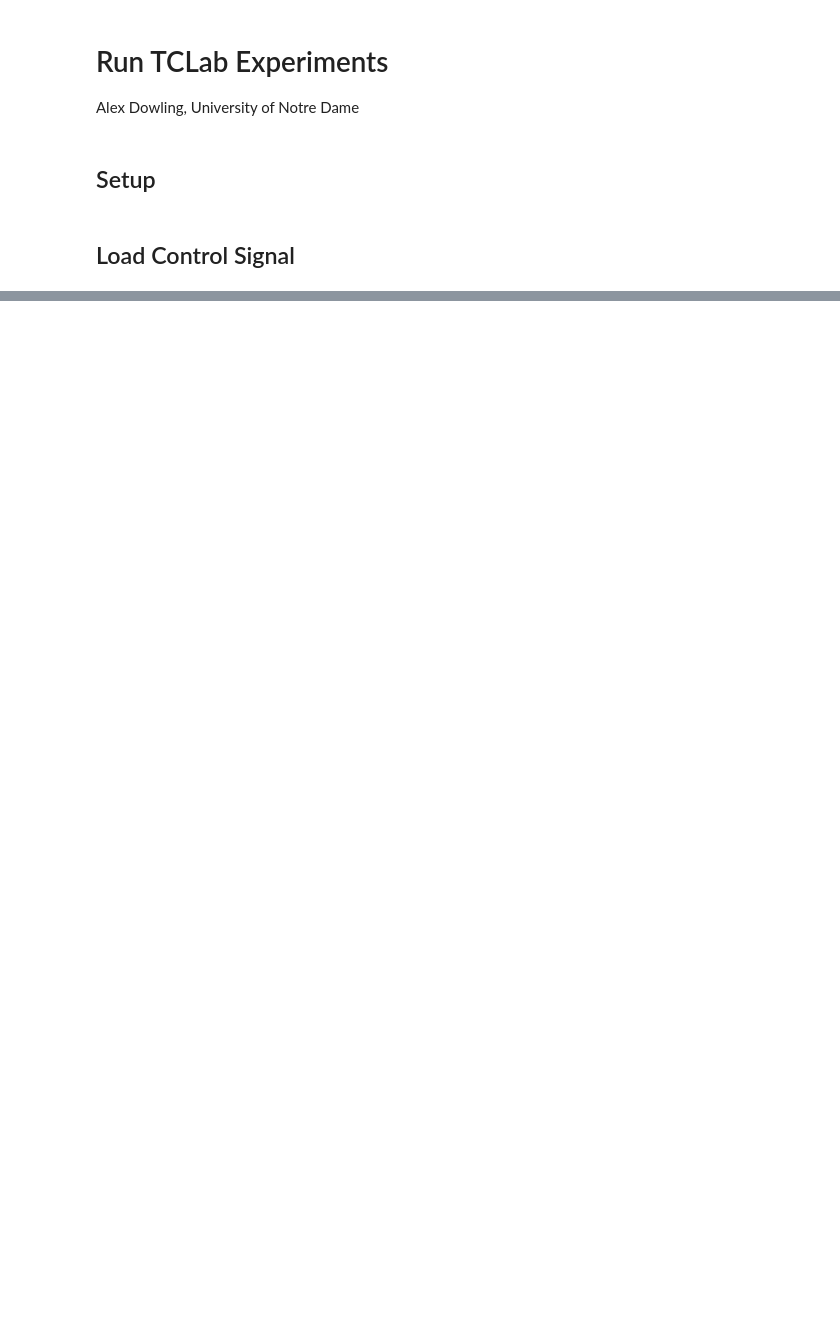
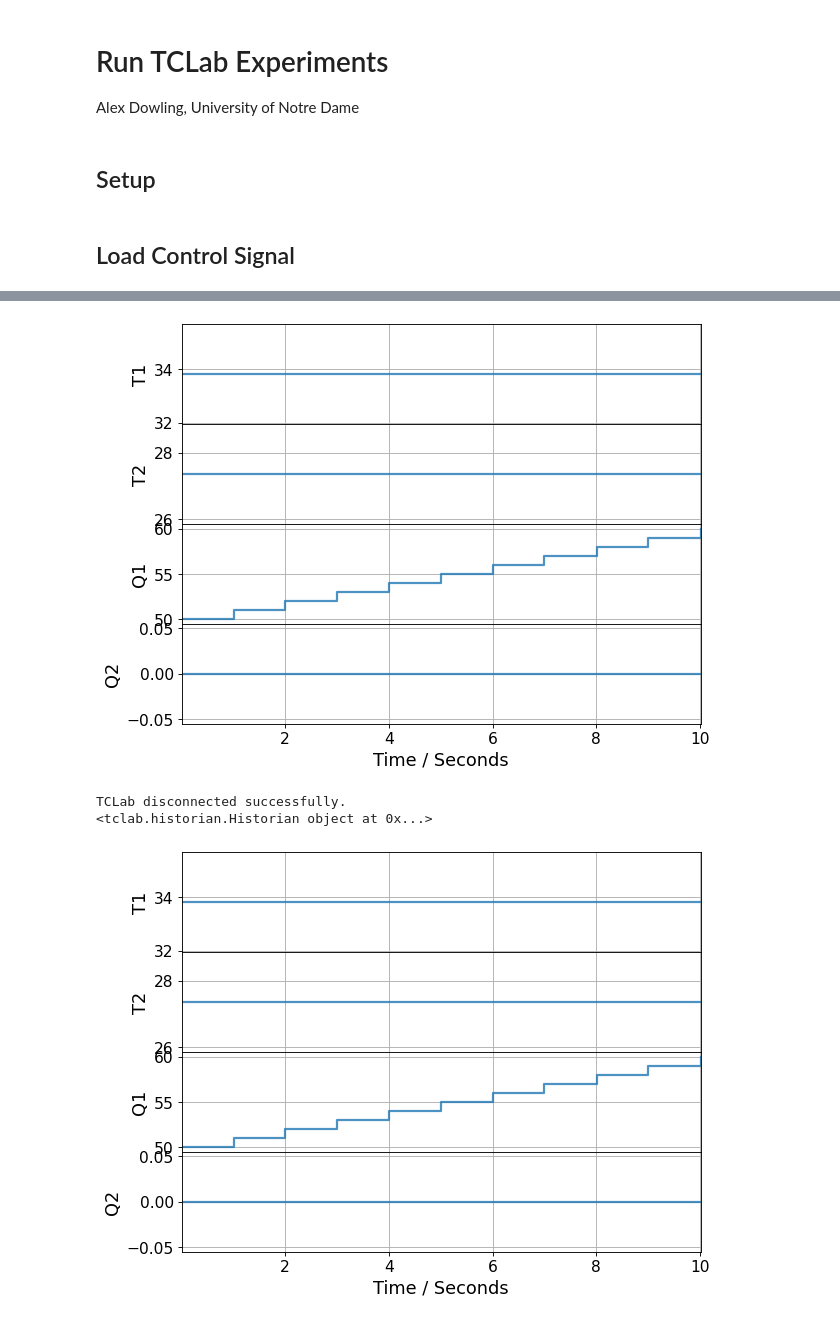
Before and after one commit to dowlinglab/pyomo-doe, a Jupyter notebook: notebooks/tclab_experiment_validation.ipynb, the cells around one changed output, grey strips where cells are left out. Saved outputs shown, nothing was run; the diff lists cells and outputs as text; code cells hidden in the pictures; blank space fills up the shorter version.

```diff
--- a/notebooks/tclab_experiment_validation.ipynb
+++ b/notebooks/tclab_experiment_validation.ipynb
@@ -85,0 +141,10 @@ h.to_csv(data_file)
+# %%
+from tclab import TCLab, clock, Historian, Plotter
+data = run_experiment(10, True)
+
+print(data)
+# %% [output]
+[figure, added]
+TCLab disconnected successfully.
+<tclab.historian.Historian object at 0x...>
+[figure, added]
```
Also changed, not shown: parts of 6 cells of this notebook, 16 other files.
